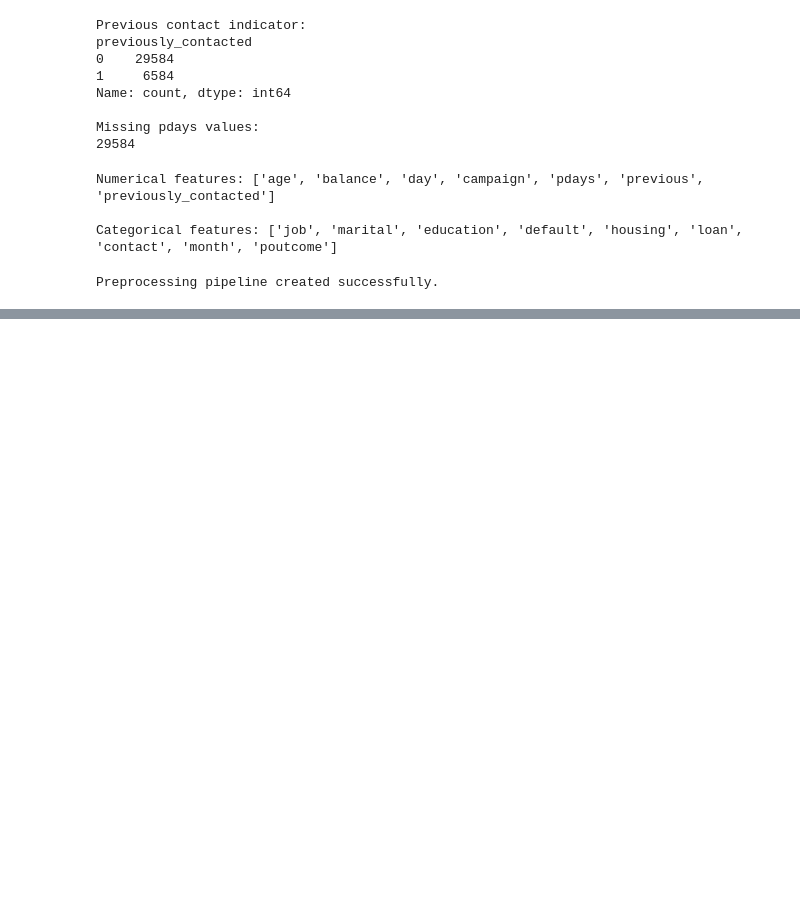
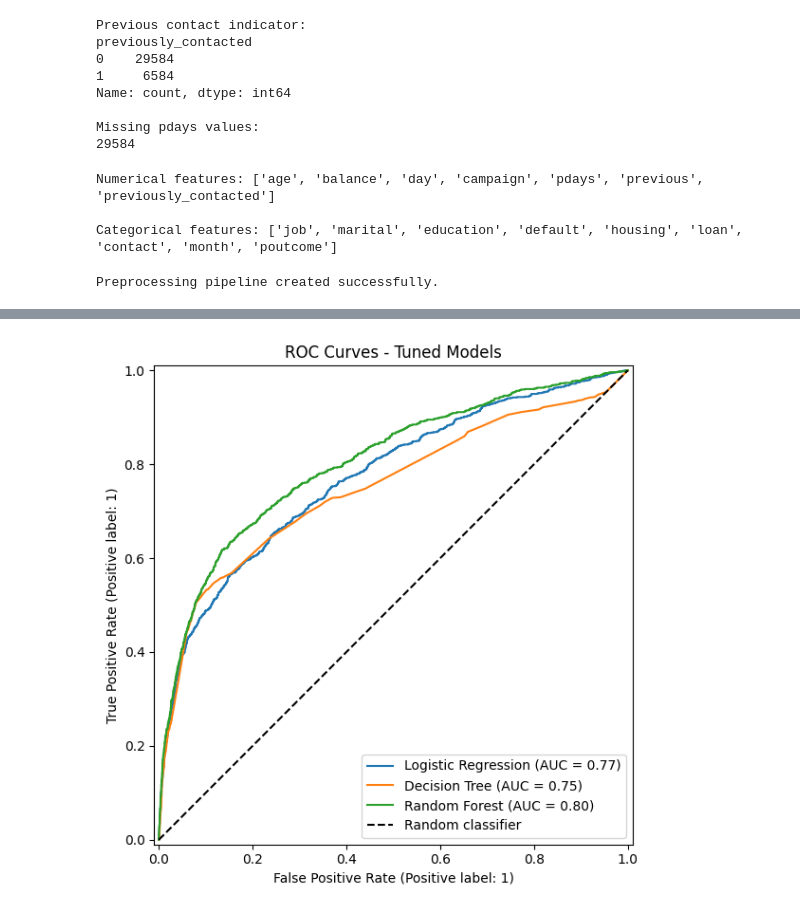
Before and after one commit to kaurp88/15580445-PK-s1, a Jupyter notebook: machine_learning.ipynb, the cells around one changed output, grey strips where cells are left out. Saved outputs shown, nothing was run; the diff lists cells and outputs as text; code cells hidden in the pictures; blank space fills up the shorter version.

```diff
--- a/machine_learning.ipynb
+++ b/machine_learning.ipynb
@@ -404,0 +828,23 @@ Preprocessing pipeline created successfully.
+# %%
+
+from sklearn.metrics import RocCurveDisplay
+
+fig, ax = plt.subplots(figsize=(8, 6))
+
+for name, model in best_models.items():
+    RocCurveDisplay.from_estimator(
+        model,
+        X_test,
+        y_test,
+        name=name,
+        ax=ax
+    )
+
+ax.plot([0, 1], [0, 1], "k--", label="Random classifier")
+ax.set_title("ROC Curves - Tuned Models")
+ax.legend()
+
+plt.tight_layout()
+plt.show()
+# %% [output]
+[figure, added]
```
Also changed, not shown: parts of 16 cells of this notebook.
